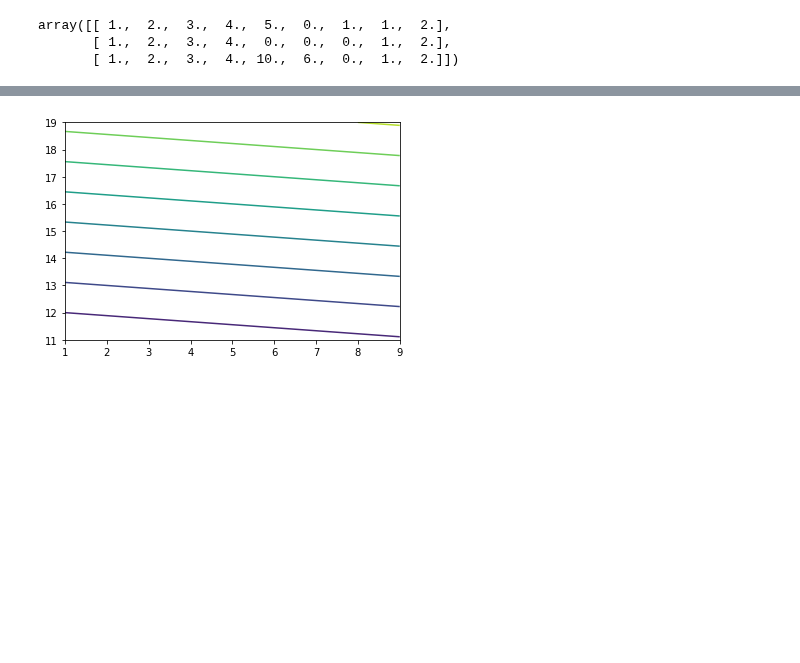
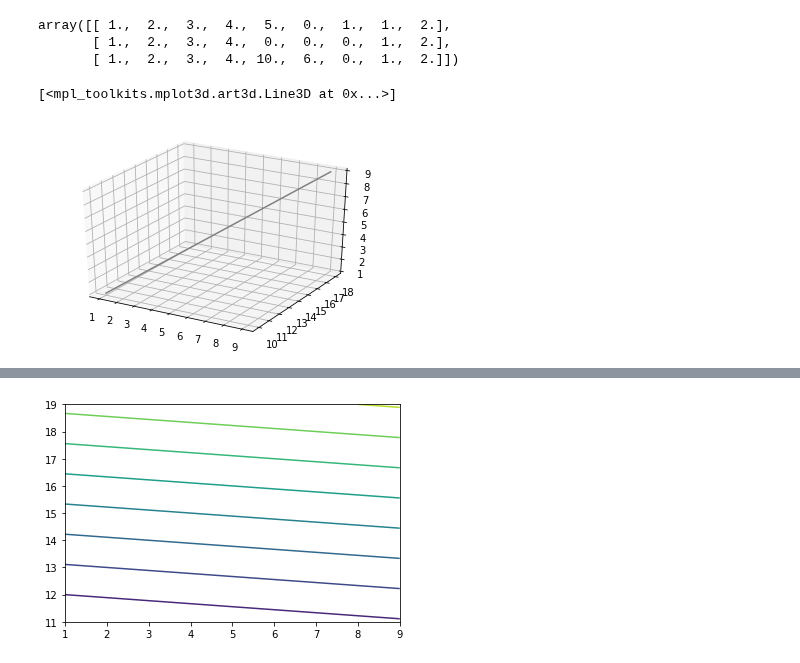
Before and after one commit to CoLAB-ATLANTIC/JUNO, a Jupyter notebook: notebooks/Cayulla_Matlab2Python.ipynb, the cells around one changed output, grey strips where cells are left out. Saved outputs shown, nothing was run; the diff lists cells and outputs as text; code cells hidden in the pictures; blank space fills up the shorter version.

```diff
--- a/notebooks/Cayulla_Matlab2Python.ipynb
+++ b/notebooks/Cayulla_Matlab2Python.ipynb
@@ -906,4 +906,13 @@ w
 array([[ 1.,  2.,  3.,  4.,  5.,  0.,  1.,  1.,  2.],
        [ 1.,  2.,  3.,  4.,  0.,  0.,  0.,  1.,  2.],
        [ 1.,  2.,  3.,  4., 10.,  6.,  0.,  1.,  2.]])
+# %%
+x1 = [1,2,3,4,5,6,7,8,9]
+y1 = [10,11,12,13,14,15,16,17,18]
+z1 = [1,2,3,4,5,6,7,8,9]
+ax = plt.axes(projection='3d')
+ax.plot3D(x1, y1, z1, 'gray')
+# %% [output]
+[<mpl_toolkits.mplot3d.art3d.Line3D at 0x...>]
+[figure, added]
 # %%
```
Also changed, not shown: parts of 16 cells of this notebook, 1 other file.
